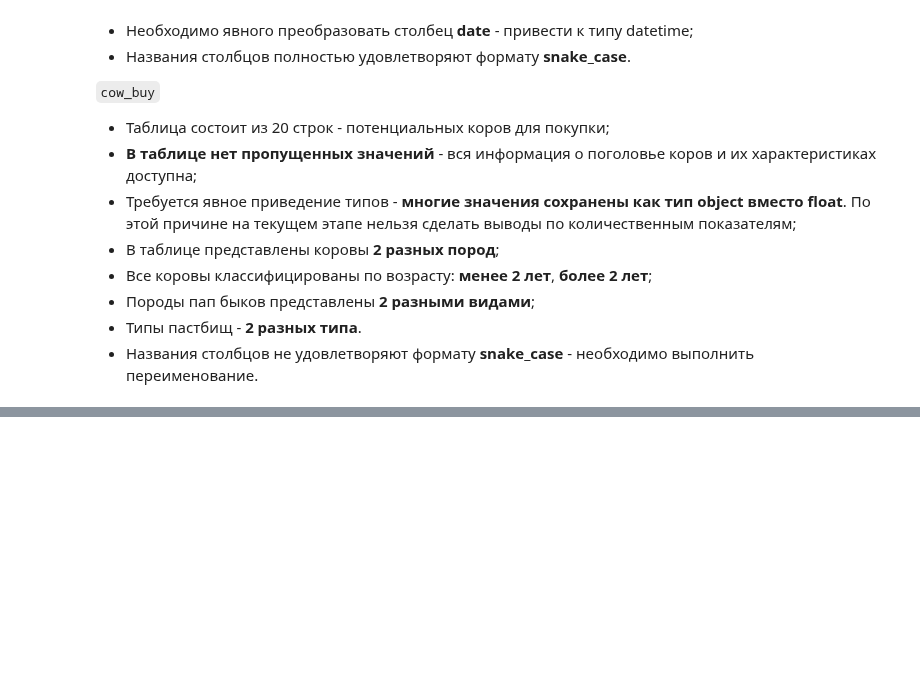
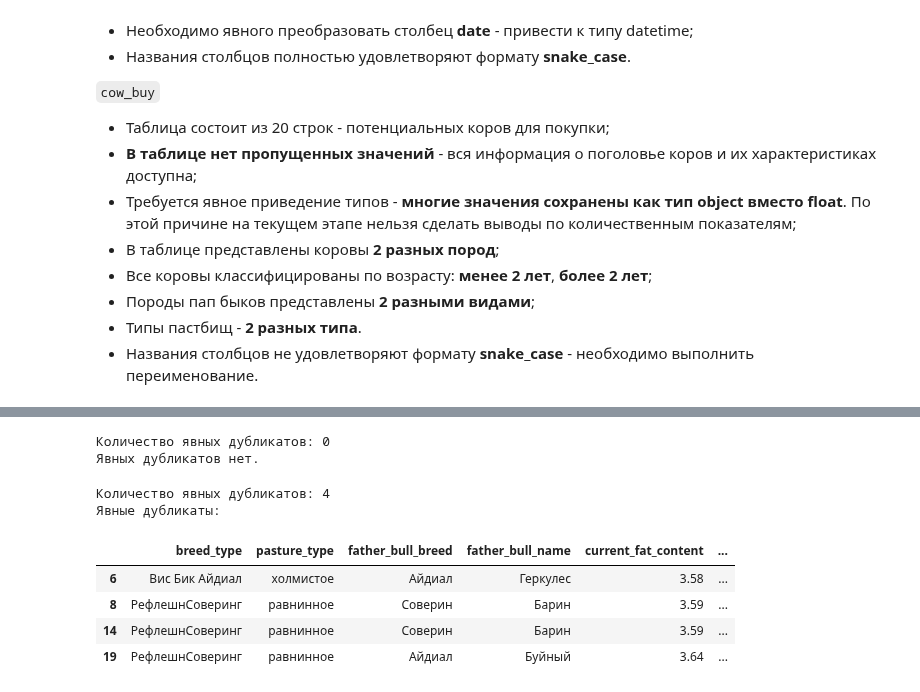
Before and after one commit to MrKostas/YandexPractikum_projects, a Jupyter notebook: notebooks/SixthPetProject_LinearModels.ipynb, the cells around one changed output, grey strips where cells are left out. Drawn from its saved outputs; the diff is of its cells as text; code cells hidden in the pictures; blank space fills up the shorter version.

```diff
--- a/notebooks/SixthPetProject_LinearModels.ipynb
+++ b/notebooks/SixthPetProject_LinearModels.ipynb
@@ -246,0 +408,17 @@ display(cow_buy.describe(include = 'all'))
+# %%
+# проверка датасета 'ferma_dad' на дубликаты
+check_duplicates(ferma_dad)
+# %% [output]
+Количество явных дубликатов: 0
+Явных дубликатов нет.
+# %%
+# проверка датасета 'cow_buy' на дубликаты
+check_duplicates(cow_buy)
+# %% [output]
+Количество явных дубликатов: 4
+Явные дубликаты:
+|  | breed_type | pasture_type | father_bull_breed | father_bull_name | current_fat_content | ... |
+| 6 | Вис Бик Айдиал | холмистое | Айдиал | Геркулес | 3.58 | ... |
+| 8 | РефлешнСоверинг | равнинное | Соверин | Барин | 3.59 | ... |
+| 14 | РефлешнСоверинг | равнинное | Соверин | Барин | 3.59 | ... |
+| 19 | РефлешнСоверинг | равнинное | Айдиал | Буйный | 3.64 | ... |
```
Also changed, not shown: parts of 25 cells of this notebook, 1 other file.
